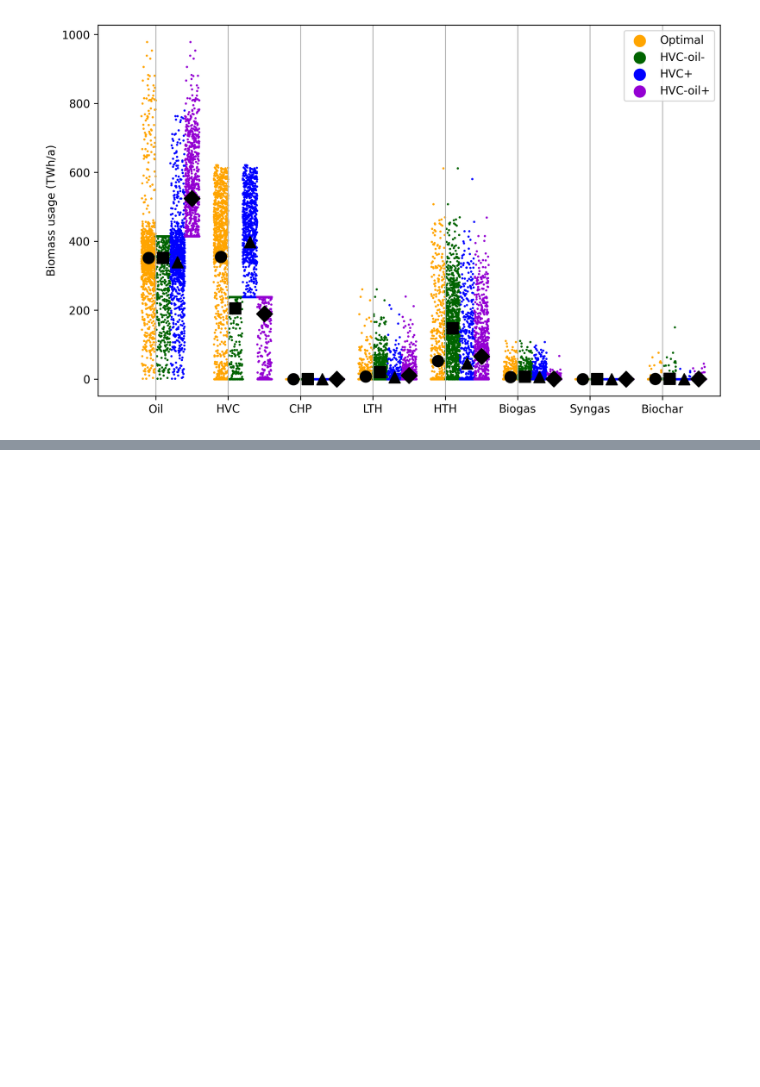
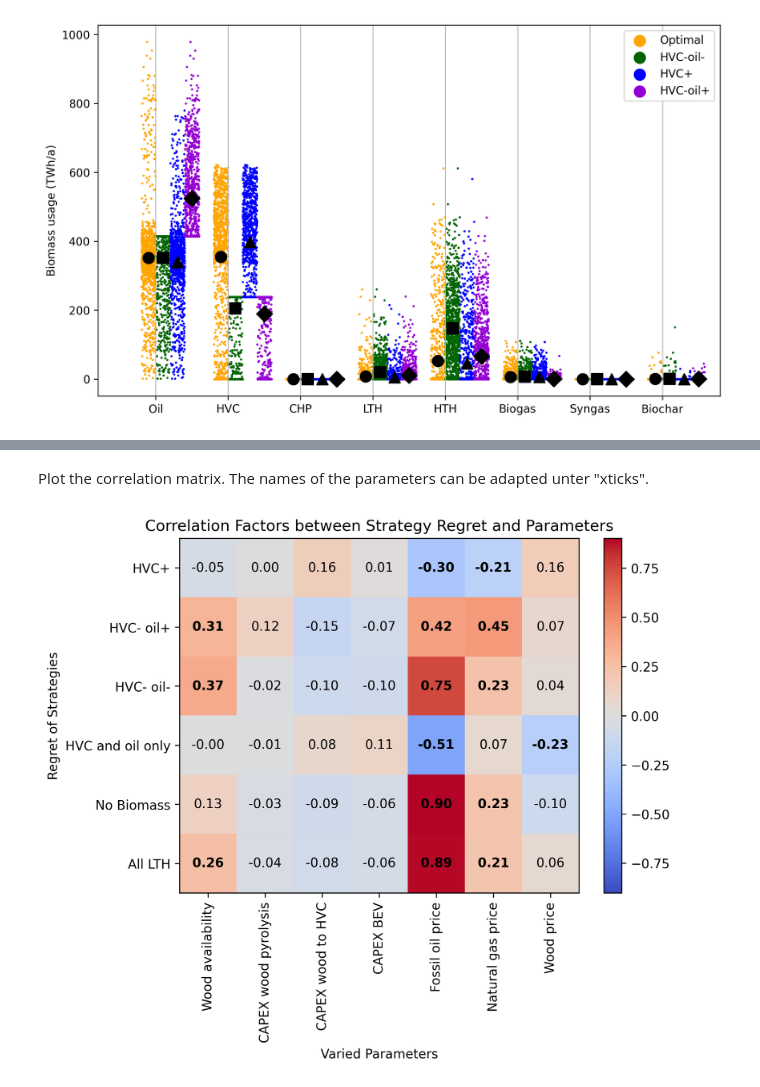
Before and after one commit to oliver-keller/Decide, a Jupyter notebook: regret.ipynb, the cells around one changed output, grey strips where cells are left out. Cells and saved outputs as stored; diff of their text form; code cells hidden in the pictures; blank space fills up the shorter version.

Commit message:
incorporated the regret correlation calculation into the notebook "regret"

```diff
--- a/regret.ipynb
+++ b/regret.ipynb
@@ -291,0 +359,3 @@ plt.show()
+# %%
+lhs = pd.read_csv(r"data\lhs.csv", header=None)
+lhs
@@ -291,0 +379,15 @@ plt.show()
+# %%
+correlation_coefficient_cluster_0 = []
+correlation_coefficient_cluster_1 = []
+correlation_coefficient_cluster_2 = []
+correlation_coefficient_HvcAndOil = []
+correlation_coefficient_noBiomass = []
+correlation_coefficient_allLTH = []
+
+for i in range(lhs.shape[1]):
+    correlation_coefficient_cluster_0.append(np.corrcoef(lhs[i], merged_df['regret_cluster_0'])[0,1])
+    correlation_coefficient_cluster_1.append(np.corrcoef(lhs[i], merged_df['regret_cluster_1'])[0,1])
+    correlation_coefficient_cluster_2.append(np.corrcoef(lhs[i], merged_df['regret_cluster_2'])[0,1])
+    correlation_coefficient_HvcAndOil.append(np.corrcoef(lhs[i], merged_df['regret_HvcAndOil'])[0,1])
+    correlation_coefficient_noBiomass.append(np.corrcoef(lhs[i], merged_df['regret_noBiomass'])[0,1])
+    correlation_coefficient_allLTH.append(np.corrcoef(lhs[i], merged_df['regret_allLTH'])[0,1])
@@ -291,0 +442,29 @@ plt.show()
+# %% [markdown]
+Plot the correlation matrix. The names of the parameters can be adapted unter "xticks".
+# %%
+data_to_plot = filtered_correlation_matrix[['correlation_strategy_1', 'correlation_strategy_2','correlation_strategy_0', 'correlation_HvcAndOil', 'correlation_noBiomass', 'correlation_allLTH']].values.T
+
+# Calculate the maximum absolute value for color normalization
+max_abs_val = np.max(np.abs(data_to_plot))
+
+plt.figure(figsize=(7, 5), dpi=300)
+plt.imshow(data_to_plot, aspect='auto', cmap='coolwarm', vmin=-max_abs_val, vmax=max_abs_val)  # Center the colormap at zero
+plt.colorbar()
+# plt.xticks(range(len(filtered_correlation_matrix)), filtered_correlation_matrix["labels"], rotation=90)
+plt.xticks(range(len(filtered_correlation_matrix)), ['Wood availability', 'CAPEX wood pyrolysis', 'CAPEX wood to HVC', 'CAPEX BEV', 'Fossil oil price', 'Natural gas price', 'Wood price'], rotation=90)
+plt.yticks(range(6), ['HVC+', 'HVC- oil+', 'HVC- oil-', 'HVC and oil only', 'No Biomass', 'All LTH'])
+plt.xlabel('Varied Parameters')
+plt.ylabel('Regret of Strategies')
+plt.title('Correlation Factors between Strategy Regret and Parameters')
+
+# Add the numbers to the plot, the numbers in bold are greater than 0.2 or less than -0.2
+for i in range(data_to_plot.shape[0]):
+    for j in range(data_to_plot.shape[1]):
+        if data_to_plot[i, j] > 0.2 or data_to_plot[i, j] < -0.2:
+            plt.text(j, i, f'{data_to_plot[i, j]:.2f}', ha='center', va='center', color='black', weight='bold')
+        else:
+            plt.text(j, i, f'{data_to_plot[i, j]:.2f}', ha='center', va='center', color='black')
+
+plt.show()
+# %% [output]
+[figure, added]
```
Also changed, not shown: parts of 11 cells of this notebook, 2 other files.
